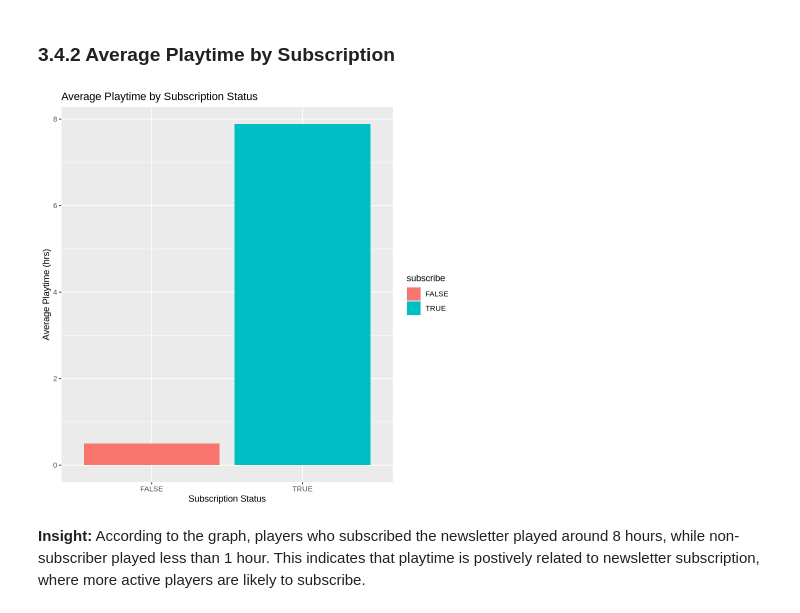
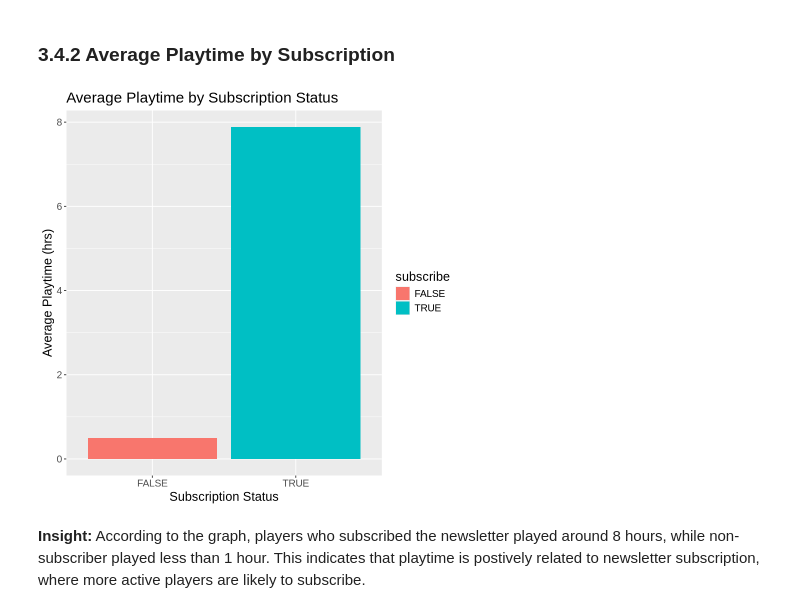
Before and after one commit to cxlu930/dsci-100-individual, a Jupyter notebook: Individual_stage.ipynb, the cells around one changed output. Saved outputs shown, nothing was run; the diff lists cells and outputs as text; code cells hidden in the pictures.

```diff
--- a/Individual_stage.ipynb
+++ b/Individual_stage.ipynb
@@ -217,15 +210,17 @@ From the above graph, we can see that both highly experienced players and newer
 # %% [markdown]
 ### 3.4.2 Average Playtime by Subscription
 # %%
+#calculate the average playtime first, then draw a bar chart
 avg_hrs <- players_clean |>
     group_by(subscribe) |>
     summarise(mean_hrs = mean(played_hours, na.rm = TRUE))
 
 ggplot(avg_hrs, aes(x=subscribe, y=mean_hrs, fill = subscribe)) +
     geom_bar(stat = "identity") +
+    theme(text = element_text(size = 15)) +
     labs(title = "Average Playtime by Subscription Status", x="Subscription Status", y="Average Playtime (hrs)")
 # %% [output]
-[figure, old version]
+[figure, new version]
 # %% [markdown]
 **Insight:**
 According to the graph, players who subscribed the newsletter played around 8 hours, while non-subscriber played less than 1 hour. This indicates that playtime is postively related to newsletter subscription, where more active players are likely to subscribe.
```
Also changed, not shown: parts of 9 cells of this notebook.
